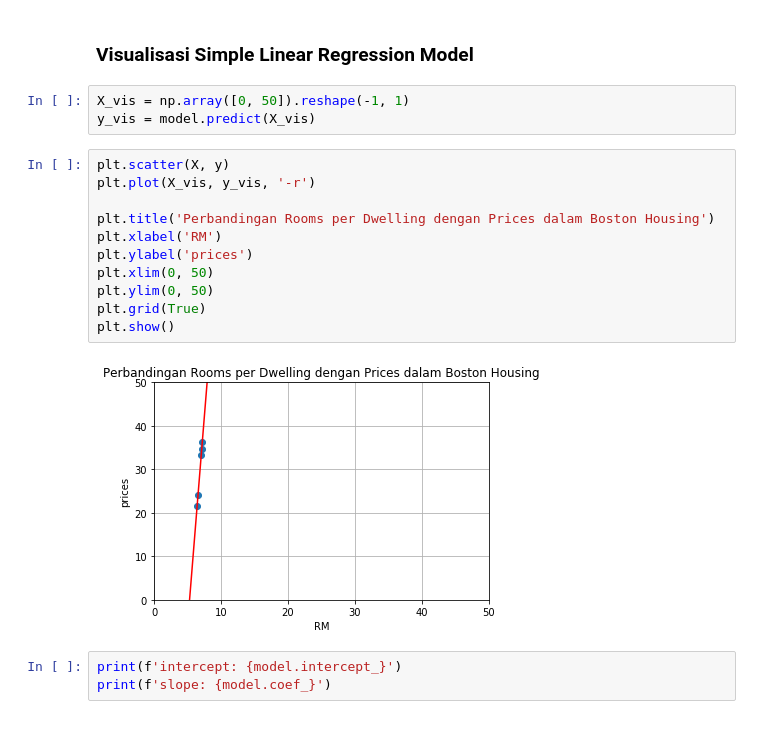
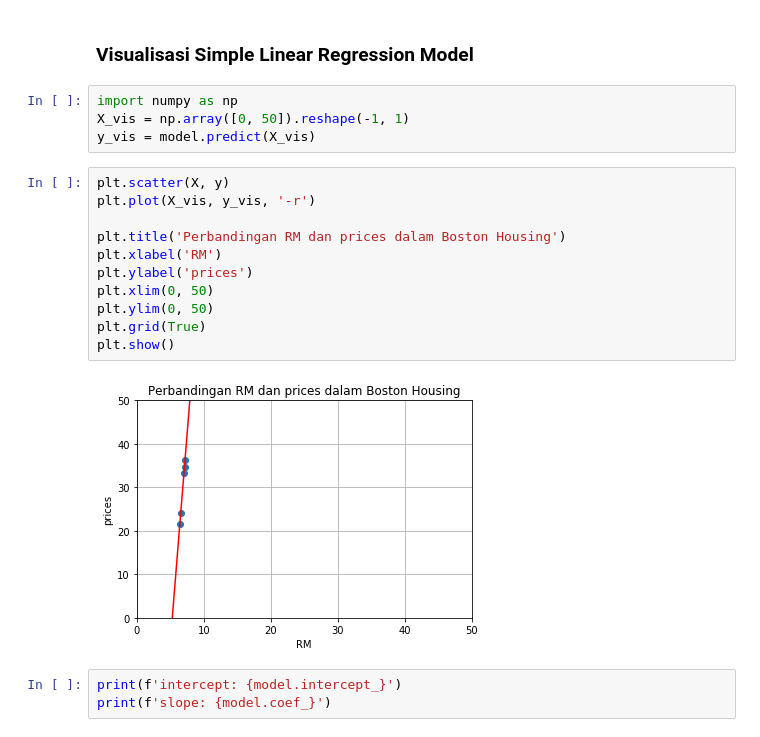
Before and after one commit to Herrscher-of-Freedom/Data-Science, a Jupyter notebook: UTS.ipynb, the cells around one changed output. Cells and saved outputs as stored; diff of their text form.

```diff
--- a/UTS.ipynb
+++ b/UTS.ipynb
@@ -195,21 +195,22 @@ LinearRegression(copy_X=True, fit_intercept=True, n_jobs=None, normalize=False)
 # %% [markdown]
 ### Visualisasi Simple Linear Regression Model
 # %%
+import numpy as np
 X_vis = np.array([0, 50]).reshape(-1, 1)
 y_vis = model.predict(X_vis)
 # %%
 plt.scatter(X, y)
 plt.plot(X_vis, y_vis, '-r')
 
-plt.title('Perbandingan Rooms per Dwelling dengan Prices dalam Boston Housing')
+plt.title('Perbandingan RM dan prices dalam Boston Housing')
 plt.xlabel('RM')
 plt.ylabel('prices')
 plt.xlim(0, 50)
 plt.ylim(0, 50)
 plt.grid(True)
 plt.show()
 # %% [output]
-[figure, old version]
+[figure, new version]
 # %%
 print(f'intercept: {model.intercept_}')
 print(f'slope: {model.coef_}')
```
Also changed, not shown: parts of 16 cells of this notebook.
